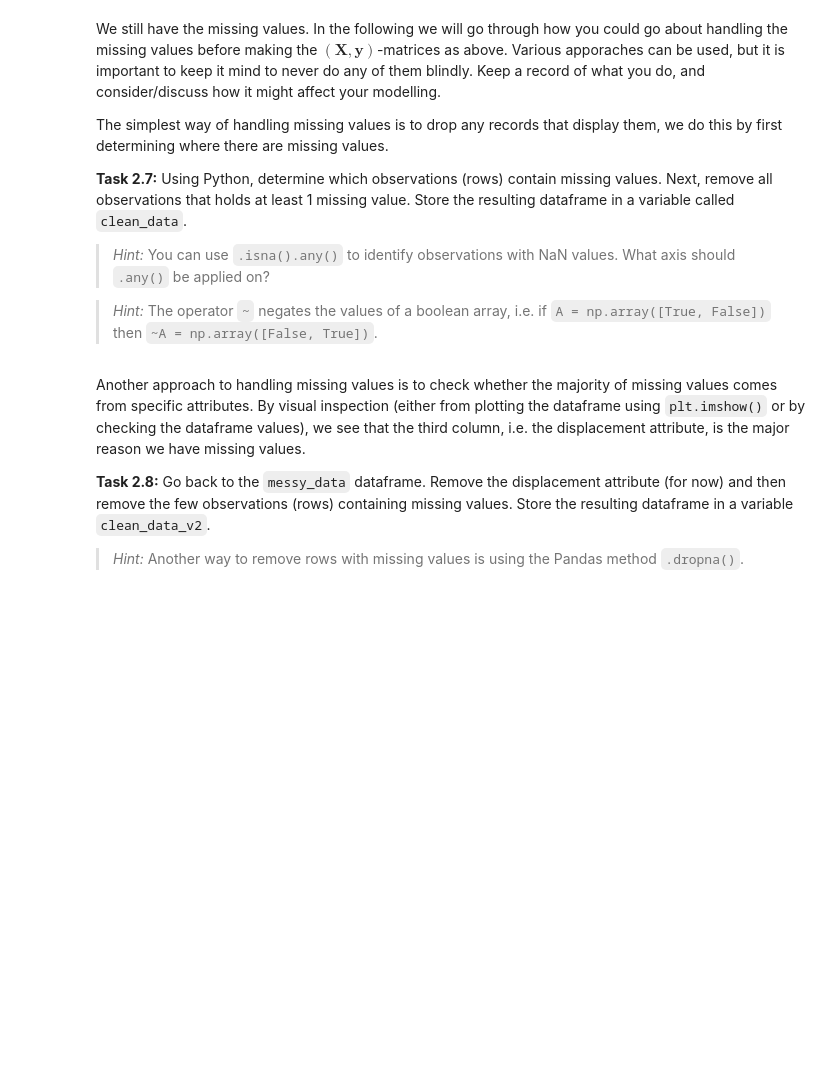
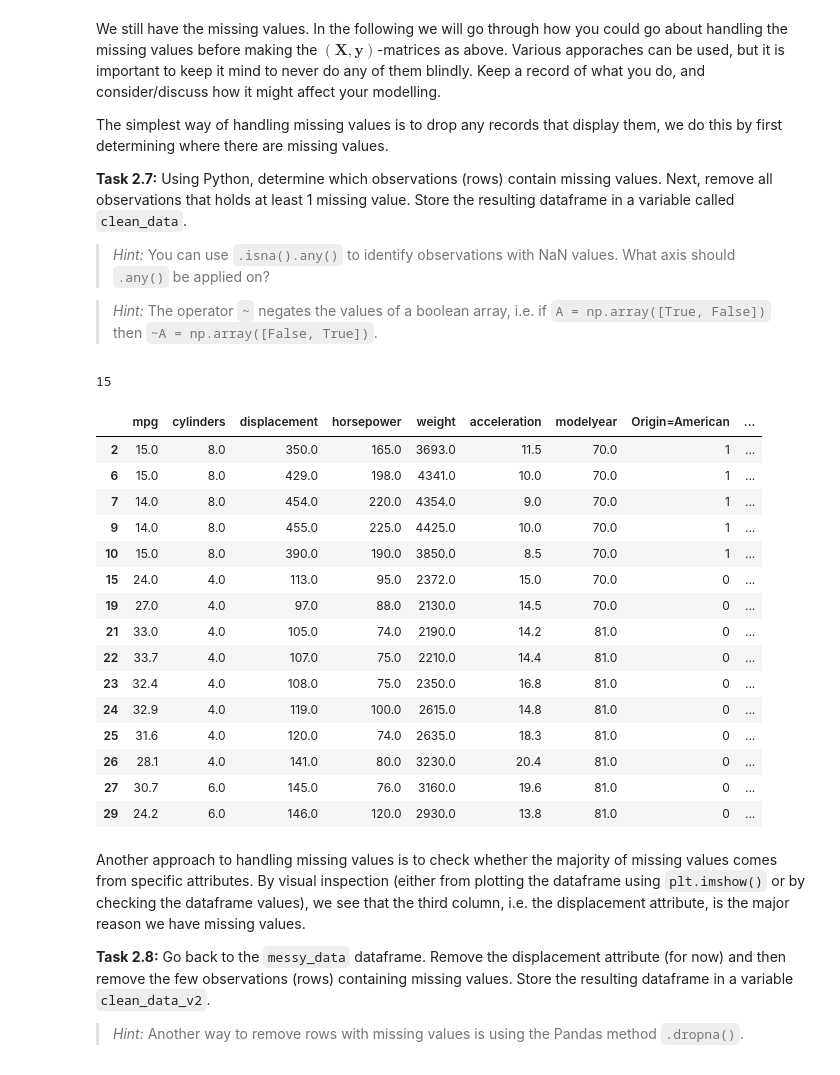
Before and after one commit to NicolaiNielsen/02452exercises, a Jupyter notebook: week1/exercise1.ipynb, the cells around one changed output. Cells and saved outputs as stored; diff of their text form; code cells hidden in the pictures; blank space fills up the shorter version.

```diff
--- a/week1/exercise1.ipynb
+++ b/week1/exercise1.ipynb
@@ -434,24 +433,26 @@ At this point, youll see that some of the missing values from the data has alrea
 # %%
 messy_data.weight = messy_data.weight.str.replace("'", "")
 messy_data.acceleration = messy_data.acceleration.str.replace(",", ".")
-# YOUR CODE HERE
-raise NotImplementedError()
+messy_data.displacement = messy_data.displacement.str.replace("?", "NaN")
 # %% [markdown]
 In the `README.txt` it is stated that "zeroes in the attributes MPG and displacement can be considered missing values".
 
 **Task 2.4:** Replace the zeros in these attributes, since a zero might be correct for some other variables.
 > *Hint:* You can use `.replace` like before, but do not need to do it on the string level.
 # %%
-# YOUR CODE HERE
-raise NotImplementedError()
+messy_data.mpg = messy_data.mpg.replace("0", np.nan)
+messy_data.displacement = messy_data.displacement.replace("0", np.nan)
 # %% [markdown]
 The `README.txt` does not supply a lot of information about what the levels of the "origin" attribute describe, so we either have to make an educated guess based on the values in the context, or preferably obtain the information from any papers that might be references in the `README`. From inspection of "origin" and "car names", you should see that (north) American cars are valued by 1, European cars are valued by 2 and Asian cars are valued by 3.
 
 **Task 2.5:** Convert the "origin" attribute to a categorical attribute labeled as described above. Next, apply one-out-of-$K$ encoding to the attribute (as we did with the Iris data) and remove the `carname` attribute.
 > *Hint:* Convert the attribute to a categorical Pandas attribute. The you can use the method `.rename_categories()`.
 # %%
-# YOUR CODE HERE
-raise NotImplementedError()
+messy_data['origin'] = pd.Categorical(messy_data.origin.astype(int)).rename_categories({1: "American", 2: "European", 3: "Asian"})
+#pd.get_dummies take columns of K distatinc labels a returns a new dataframe with k binary columns. dtype=int for true, rest is just to do origin="American" etc.
+origin_encoded = pd.get_dummies(messy_data.origin, prefix='Origin', prefix_sep='=', dtype=int)
+#pdf concat on the axis=1 concatenes the two matrices, here we return a df without origin and carnam and concats orgin_encoded
+messy_data = pd.concat([messy_data.drop(columns=['origin', 'carname']), origin_encoded], axis=1)
 # %% [markdown]
 We later on find out that a value of 99 for the MPG is not value that is within reason for the MPG of the cars in this dataset, hence it is an outlier. The observations that has this value of MPG is therefore incorrect, and we should treat the value as missing. So far, the data has been of string type, however, it is easier to define filters if we convert the numerical attributes to being numerical.
 
@@ -462,8 +463,9 @@ We later on find out that a value of 99 for the MPG is not value that is within
 
 > *Hint:* For filtering out the outlier, you can create a mask like `messy_data.mpg != x` and apply it to the dataframe.
 # %%
-# YOUR CODE HERE
-raise NotImplementedError()
+messy_data[messy_data.columns[:7]] = messy_data[messy_data.columns[:7]].astype(float)
+mask = messy_data.mpg != 99
+messy_data = messy_data[mask]
 
 N, M = messy_data.shape
 assert N == 28, "There should be 28 samples in the cleaned messy dataset."
@@ -477,16 +479,35 @@ The simplest way of handling missing values is to drop any records that display
 
 > *Hint:* The operator `~` negates the values of a boolean array, i.e. if `A = np.array([True, False])` then `~A = np.array([False, True])`.
 # %%
-# YOUR CODE HERE
-raise NotImplementedError()
+missing_value_rows = messy_data.isna().any(axis=1)
+clean_data_v1 = messy_data[~missing_value_rows]
 
 # Check the shape of the cleaned data
 N, M = clean_data_v1.shape
+print(N)
 assert N == 15, "There should be 24 samples in the cleaned messy dataset."
 assert M == 10, "There should be 10 features in the cleaned messy dataset after one-out-of-K encoding."
 
 # Display the cleaned dataframe
 clean_data_v1
+# %% [output]
+15
+|  | mpg | cylinders | displacement | horsepower | weight | acceleration | modelyear | Origin=American | ... |
+| 2 | 15.0 | 8.0 | 350.0 | 165.0 | 3693.0 | 11.5 | 70.0 | 1 | ... |
+| 6 | 15.0 | 8.0 | 429.0 | 198.0 | 4341.0 | 10.0 | 70.0 | 1 | ... |
+| 7 | 14.0 | 8.0 | 454.0 | 220.0 | 4354.0 | 9.0 | 70.0 | 1 | ... |
+| 9 | 14.0 | 8.0 | 455.0 | 225.0 | 4425.0 | 10.0 | 70.0 | 1 | ... |
+| 10 | 15.0 | 8.0 | 390.0 | 190.0 | 3850.0 | 8.5 | 70.0 | 1 | ... |
+| 15 | 24.0 | 4.0 | 113.0 | 95.0 | 2372.0 | 15.0 | 70.0 | 0 | ... |
+| 19 | 27.0 | 4.0 | 97.0 | 88.0 | 2130.0 | 14.5 | 70.0 | 0 | ... |
+| 21 | 33.0 | 4.0 | 105.0 | 74.0 | 2190.0 | 14.2 | 81.0 | 0 | ... |
+| 22 | 33.7 | 4.0 | 107.0 | 75.0 | 2210.0 | 14.4 | 81.0 | 0 | ... |
+| 23 | 32.4 | 4.0 | 108.0 | 75.0 | 2350.0 | 16.8 | 81.0 | 0 | ... |
+| 24 | 32.9 | 4.0 | 119.0 | 100.0 | 2615.0 | 14.8 | 81.0 | 0 | ... |
+| 25 | 31.6 | 4.0 | 120.0 | 74.0 | 2635.0 | 18.3 | 81.0 | 0 | ... |
+| 26 | 28.1 | 4.0 | 141.0 | 80.0 | 3230.0 | 20.4 | 81.0 | 0 | ... |
+| 27 | 30.7 | 6.0 | 145.0 | 76.0 | 3160.0 | 19.6 | 81.0 | 0 | ... |
+| 29 | 24.2 | 6.0 | 146.0 | 120.0 | 2930.0 | 13.8 | 81.0 | 0 | ... |
 # %% [markdown]
 Another approach to handling missing values is to check whether the majority of missing values comes from specific attributes. By visual inspection (either from plotting the dataframe using `plt.imshow()` or by checking the dataframe values), we see that the third column, i.e. the displacement attribute, is the major reason we have missing values.
 
```
Also changed, not shown: parts of 7 cells of this notebook.
